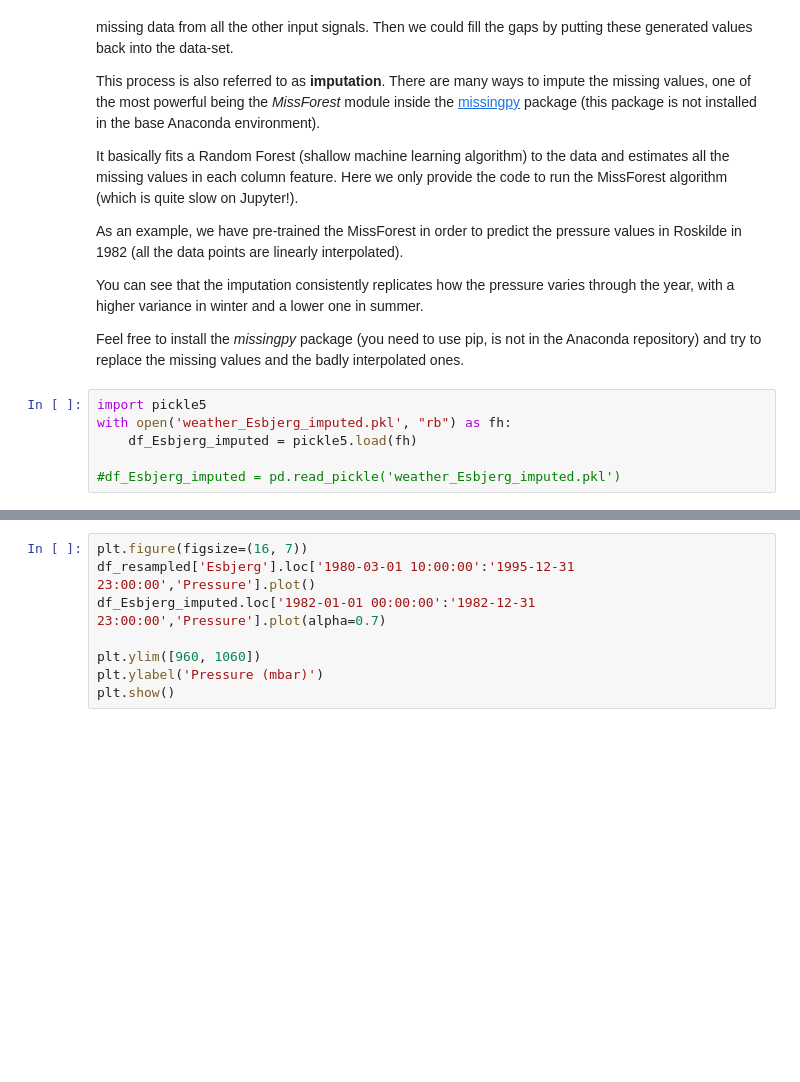
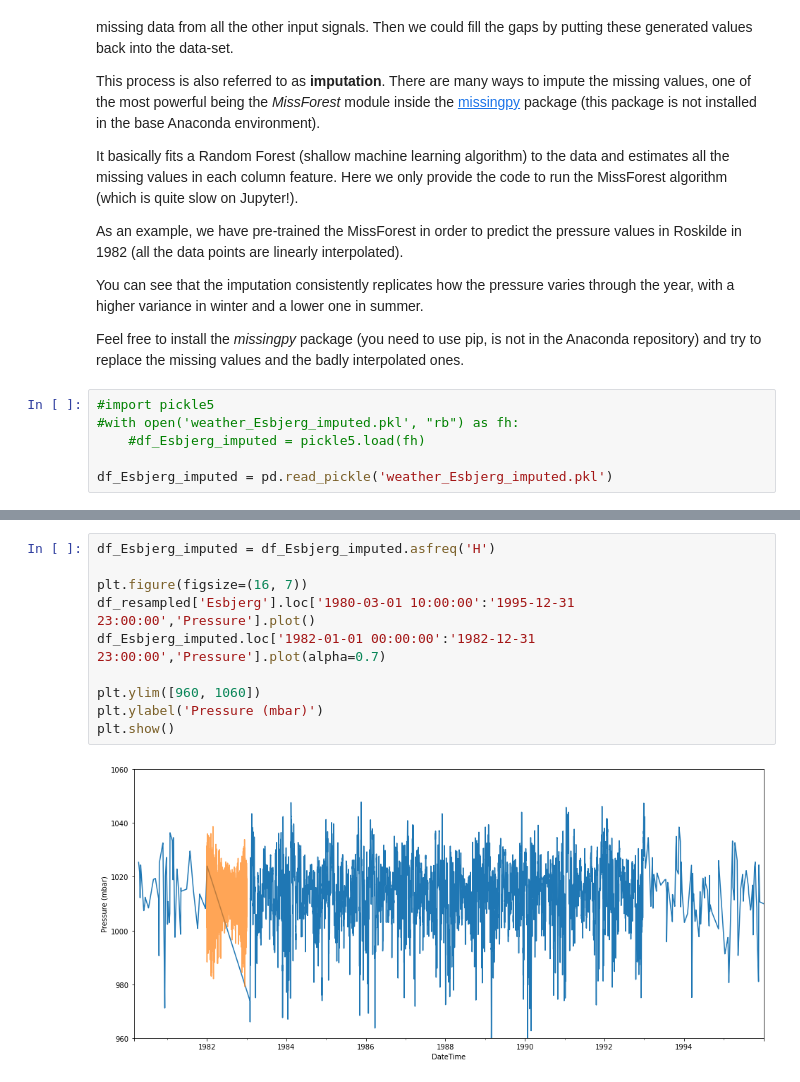
Before and after one commit to UCL-ELEC0136/2-data-processing-Fanny-Yuan, a Jupyter notebook: 2-data-processing.ipynb, the cells around one changed output, grey strips where cells are left out. Saved outputs shown, nothing was run; the diff lists cells and outputs as text; blank space fills up the shorter version.

Commit message:
Final version. Load 'weather_Esbjerg_imputed.pkl' successfully.

```diff
--- a/2-data-processing.ipynb
+++ b/2-data-processing.ipynb
@@ -823,8 +823,8 @@ You can see that the imputation consistently replicates how the pressure varies
 
 Feel free to install the *missingpy* package (you need to use pip, is not in the Anaconda repository) and try to replace the missing values and the badly interpolated ones.
 # %%
-import pickle5
-with open('weather_Esbjerg_imputed.pkl', "rb") as fh:
-    df_Esbjerg_imputed = pickle5.load(fh)
+#import pickle5
+#with open('weather_Esbjerg_imputed.pkl', "rb") as fh:
+    #df_Esbjerg_imputed = pickle5.load(fh)
 
-#df_Esbjerg_imputed = pd.read_pickle('weather_Esbjerg_imputed.pkl')
+df_Esbjerg_imputed = pd.read_pickle('weather_Esbjerg_imputed.pkl')
@@ -833,8 +831,12 @@ AttributeError: Can't get attribute 'new_block' on <module 'pandas.core.internal
 # %%
+df_Esbjerg_imputed = df_Esbjerg_imputed.asfreq('H')
+
 plt.figure(figsize=(16, 7))
 df_resampled['Esbjerg'].loc['1980-03-01 10:00:00':'1995-12-31 23:00:00','Pressure'].plot()
 df_Esbjerg_imputed.loc['1982-01-01 00:00:00':'1982-12-31 23:00:00','Pressure'].plot(alpha=0.7)
 
 plt.ylim([960, 1060])
 plt.ylabel('Pressure (mbar)')
 plt.show()
+# %% [output]
+[figure, added]
```
Also changed, not shown: parts of 1 cell of this notebook.
